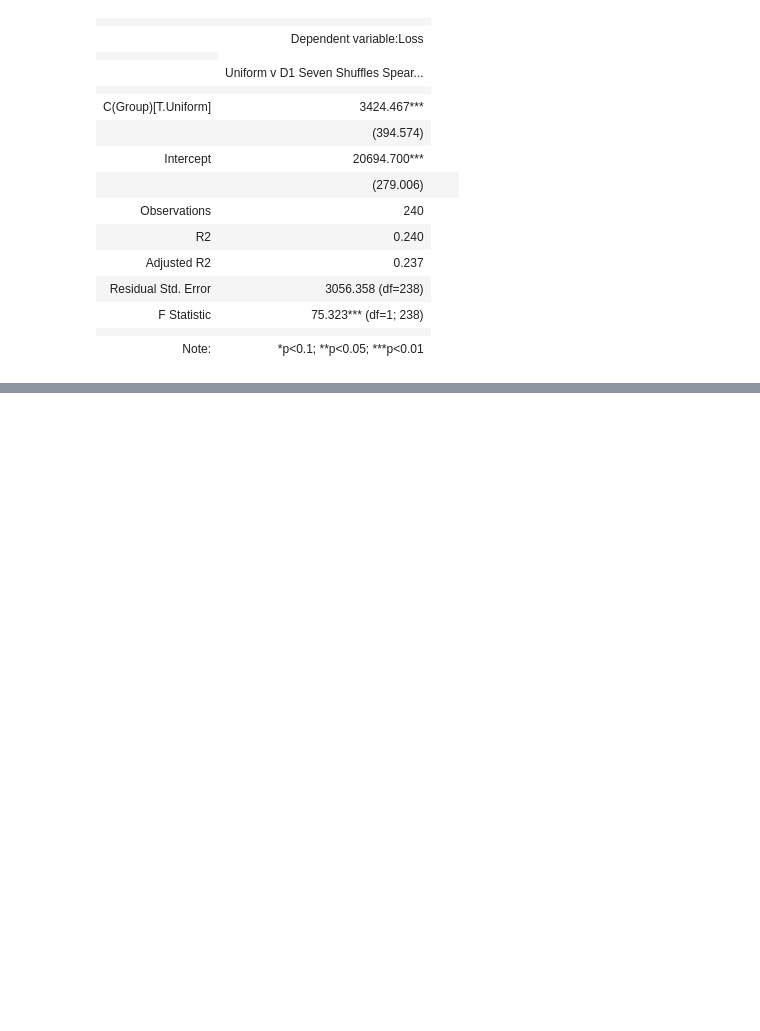
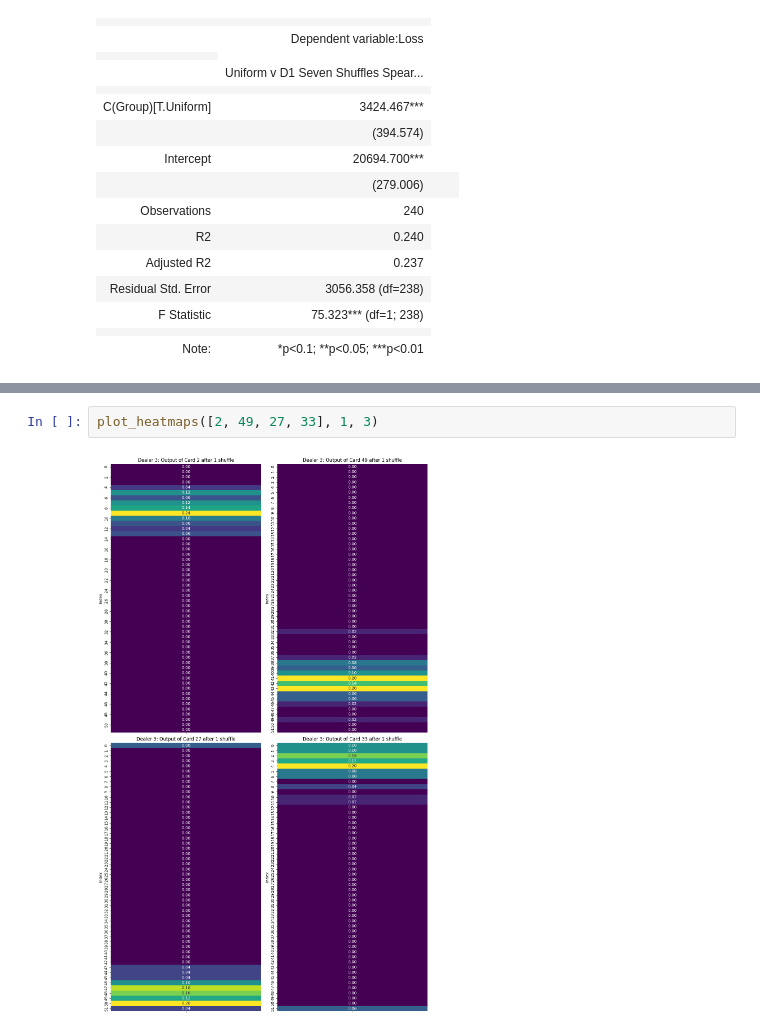
Before and after one commit to ajgrover/HonorsThesis, a Jupyter notebook: Code.ipynb, the cells around one changed output, grey strips where cells are left out. Cells and saved outputs as stored; diff of their text form; blank space fills up the shorter version.

```diff
--- a/Code.ipynb
+++ b/Code.ipynb
@@ -1589,0 +1679,4 @@ display(stargazer_gsr_empirical)
+# %%
+plot_heatmaps([2, 49, 27, 33], 1, 3)
+# %% [output]
+[figure, added]
```
Also changed, not shown: parts of 12 cells of this notebook, 13 other files.
